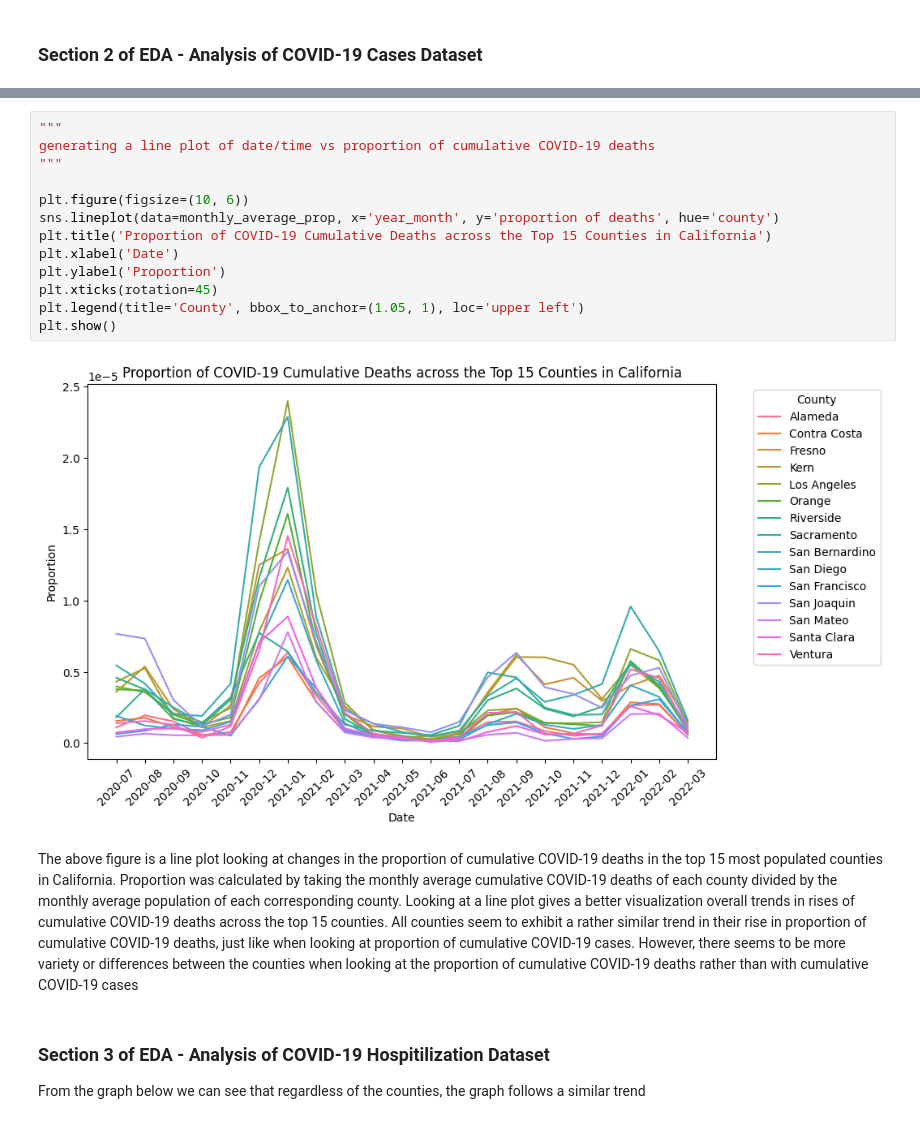
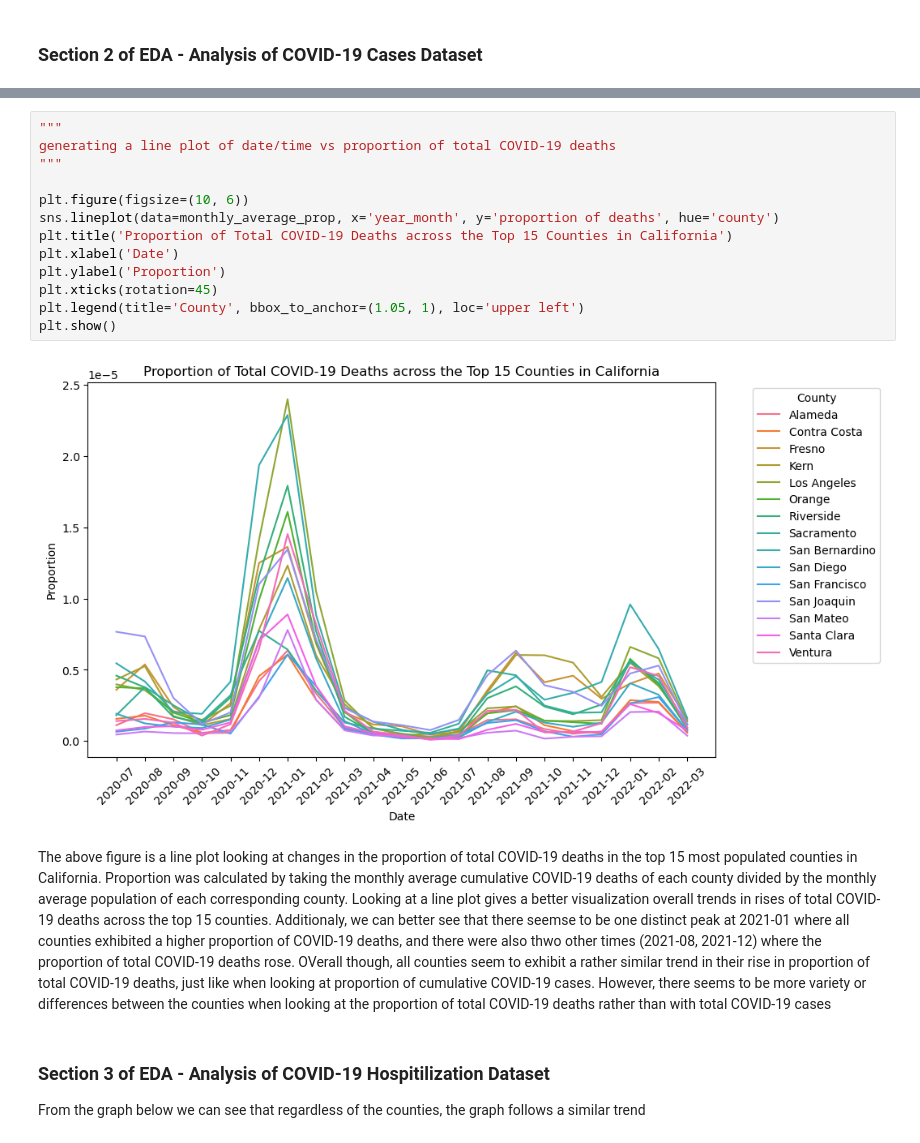
Before and after one commit to COGS108/Group022_WI24, a Jupyter notebook: FinalProject_Group022_WI24.ipynb, the cells around one changed output, grey strips where cells are left out. Cells and saved outputs as stored; diff of their text form.

```diff
--- a/FinalProject_Group022_WI24.ipynb
+++ b/FinalProject_Group022_WI24.ipynb
@@ -549,20 +553,20 @@ The above figure is a heatmap looking at changes in the proportion of cumulative
 # %%
 """
-generating a line plot of date/time vs proportion of cumulative COVID-19 deaths
+generating a line plot of date/time vs proportion of total COVID-19 deaths
 """
 
 plt.figure(figsize=(10, 6))
 sns.lineplot(data=monthly_average_prop, x='year_month', y='proportion of deaths', hue='county')
-plt.title('Proportion of COVID-19 Cumulative Deaths across the Top 15 Counties in California')
+plt.title('Proportion of Total COVID-19 Deaths across the Top 15 Counties in California')
 plt.xlabel('Date')
 plt.ylabel('Proportion')
 plt.xticks(rotation=45)
 plt.legend(title='County', bbox_to_anchor=(1.05, 1), loc='upper left')
 plt.show()
 # %% [output]
-[figure, old version]
+[figure, new version]
 # %% [markdown]
-The above figure is a line plot looking at changes in the proportion of cumulative COVID-19 deaths in the top 15 most populated counties in California. Proportion was calculated by taking the monthly average cumulative COVID-19 deaths of each county divided by the monthly average population of each corresponding county. Looking at a line plot gives a better visualization overall trends in rises of cumulative COVID-19 deaths across the top 15 counties. All counties seem to exhibit a rather similar trend in their rise in proportion of cumulative COVID-19 deaths, just like when looking at proportion of cumulative COVID-19 cases. However, there seems to be more variety or differences between the counties when looking at the proportion of cumulative COVID-19 deaths rather than with cumulative COVID-19 cases
+The above figure is a line plot looking at changes in the proportion of total COVID-19 deaths in the top 15 most populated counties in California. Proportion was calculated by taking the monthly average cumulative COVID-19 deaths of each county divided by the monthly average population of each corresponding county. Looking at a line plot gives a better visualization overall trends in rises of total COVID-19 deaths across the top 15 counties. Additionaly, we can better see that there seemse to be one distinct peak at 2021-01 where all counties exhibited a higher proportion of COVID-19 deaths, and there were also thwo other times (2021-08, 2021-12) where the proportion of total COVID-19 deaths rose. OVerall though, all counties seem to exhibit a rather similar trend in their rise in proportion of total COVID-19 deaths, just like when looking at proportion of cumulative COVID-19 cases. However, there seems to be more variety or differences between the counties when looking at the proportion of total COVID-19 deaths rather than with total COVID-19 cases
 # %% [markdown]
 ### Section 3 of EDA - Analysis of COVID-19 Hospitilization Dataset
 From the graph below we can see that regardless of the counties, the graph follows a similar trend
```
Also changed, not shown: parts of 9 cells of this notebook.
